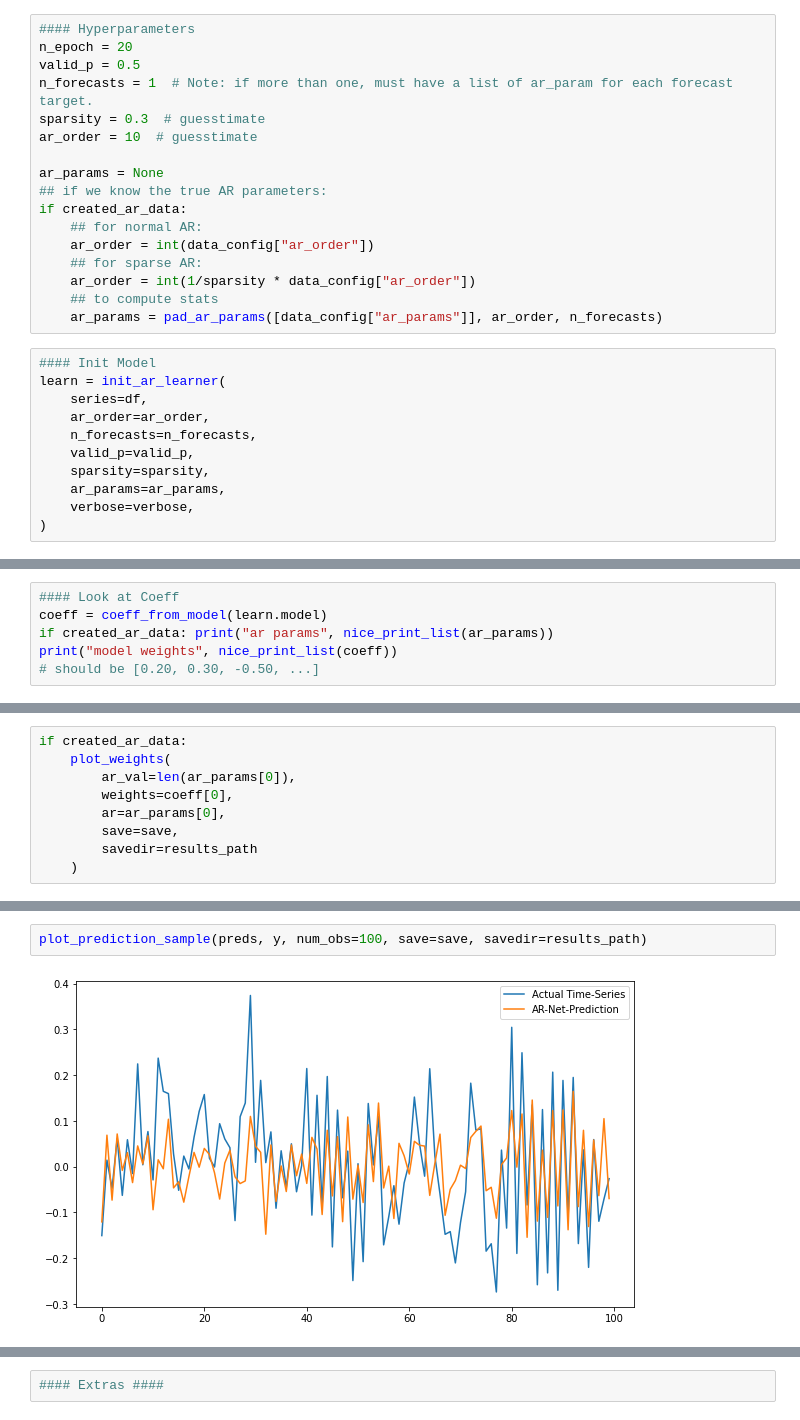
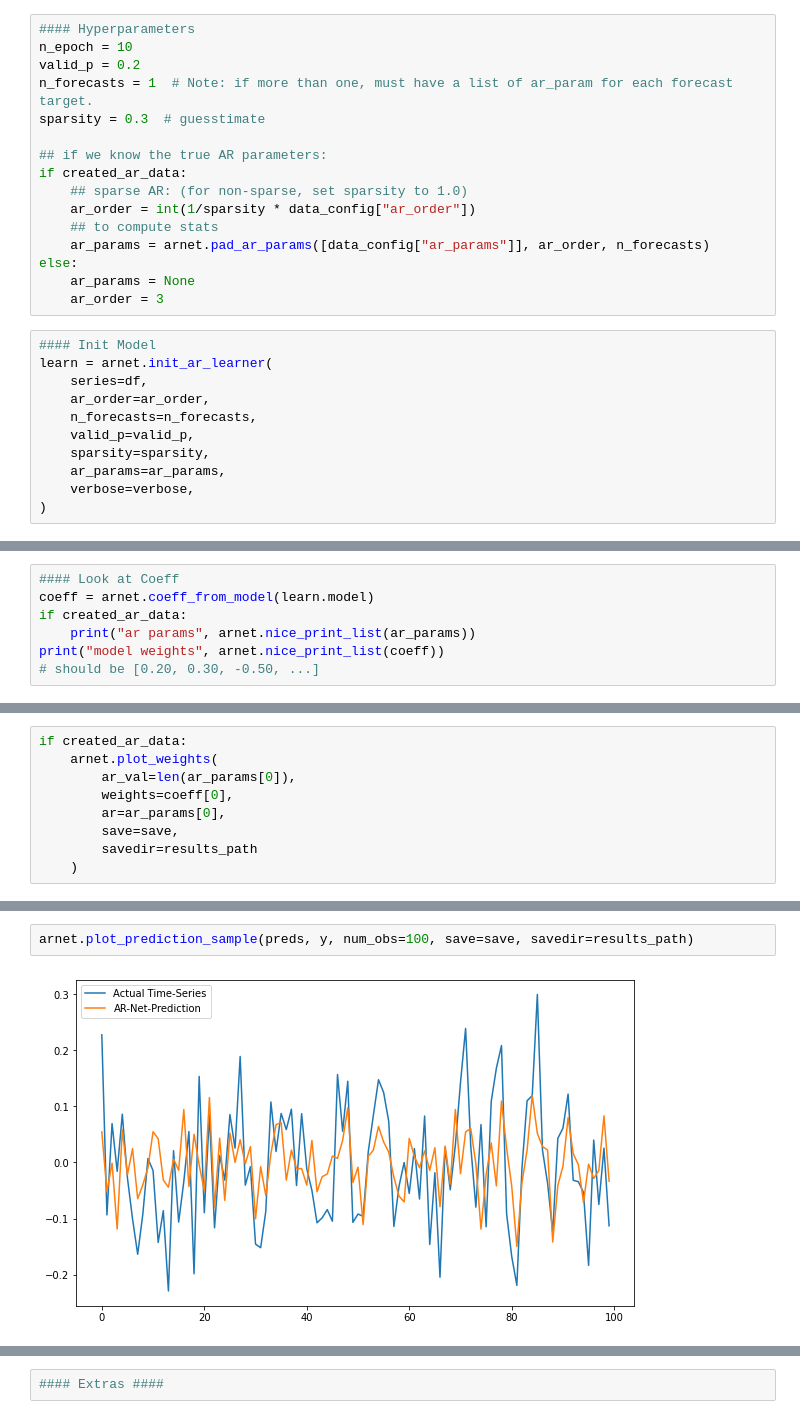
Before and after one commit to ourownstory/AR-Net, a Jupyter notebook: arnet/example_ar_net.ipynb, the cells around one changed output, grey strips where cells are left out. Saved outputs shown, nothing was run; the diff lists cells and outputs as text.

```diff
--- a/arnet/example_ar_net.ipynb
+++ b/arnet/example_ar_net.ipynb
@@ -41,24 +37,23 @@ data_config {'samples': 10000, 'noise_std': 0.1, 'ar_order': 3, 'ma_order': 0, '
 4  0.048572
 # %%
 #### Hyperparameters
-n_epoch = 20
-valid_p = 0.5
+n_epoch = 10
+valid_p = 0.2
 n_forecasts = 1  # Note: if more than one, must have a list of ar_param for each forecast target.
 sparsity = 0.3  # guesstimate
-ar_order = 10  # guesstimate
 
-ar_params = None
 ## if we know the true AR parameters:
 if created_ar_data:
-    ## for normal AR:
-    ar_order = int(data_config["ar_order"])
-    ## for sparse AR:
+    ## sparse AR: (for non-sparse, set sparsity to 1.0)
     ar_order = int(1/sparsity * data_config["ar_order"])
     ## to compute stats
-    ar_params = pad_ar_params([data_config["ar_params"]], ar_order, n_forecasts)
+    ar_params = arnet.pad_ar_params([data_config["ar_params"]], ar_order, n_forecasts)
+else:
+    ar_params = None
+    ar_order = 3
 # %%
 #### Init Model
-learn = init_ar_learner(
+learn = arnet.init_ar_learner(
     series=df,
     ar_order=ar_order,
     n_forecasts=n_forecasts,
@@ -125,8 +113,9 @@ learn.recorder.plot_loss()
 # %%
 #### Look at Coeff
-coeff = coeff_from_model(learn.model)
-if created_ar_data: print("ar params", nice_print_list(ar_params))
-print("model weights", nice_print_list(coeff))
+coeff = arnet.coeff_from_model(learn.model)
+if created_ar_data:
+    print("ar params", arnet.nice_print_list(ar_params))
+print("model weights", arnet.nice_print_list(coeff))
 # should be [0.20, 0.30, -0.50, ...]
 # %% [output]
 ar params [['0.200', '0.300', '-0.500', '0.000', '0.000', '0.000', '0.000', '0.000', '0.000', '0.000']]
@@ -134,6 +123,6 @@ model weights [['0.028', '0.043', '-0.070', '0.000', '0.000', '-0.000', '0.018',
 # %%
 if created_ar_data:
-    plot_weights(
+    arnet.plot_weights(
         ar_val=len(ar_params[0]),
         weights=coeff[0],
         ar=ar_params[0],
@@ -147,7 +136,7 @@ preds, y = learn.get_preds()
 # %% [output]
 [interactive output not drawn]
 # %%
-plot_prediction_sample(preds, y, num_obs=100, save=save, savedir=results_path)
+arnet.plot_prediction_sample(preds, y, num_obs=100, save=save, savedir=results_path)
 # %% [output]
-[figure, old version]
+[figure, new version]
 # %%
```
Also changed, not shown: parts of 14 cells of this notebook, 2 other files.
